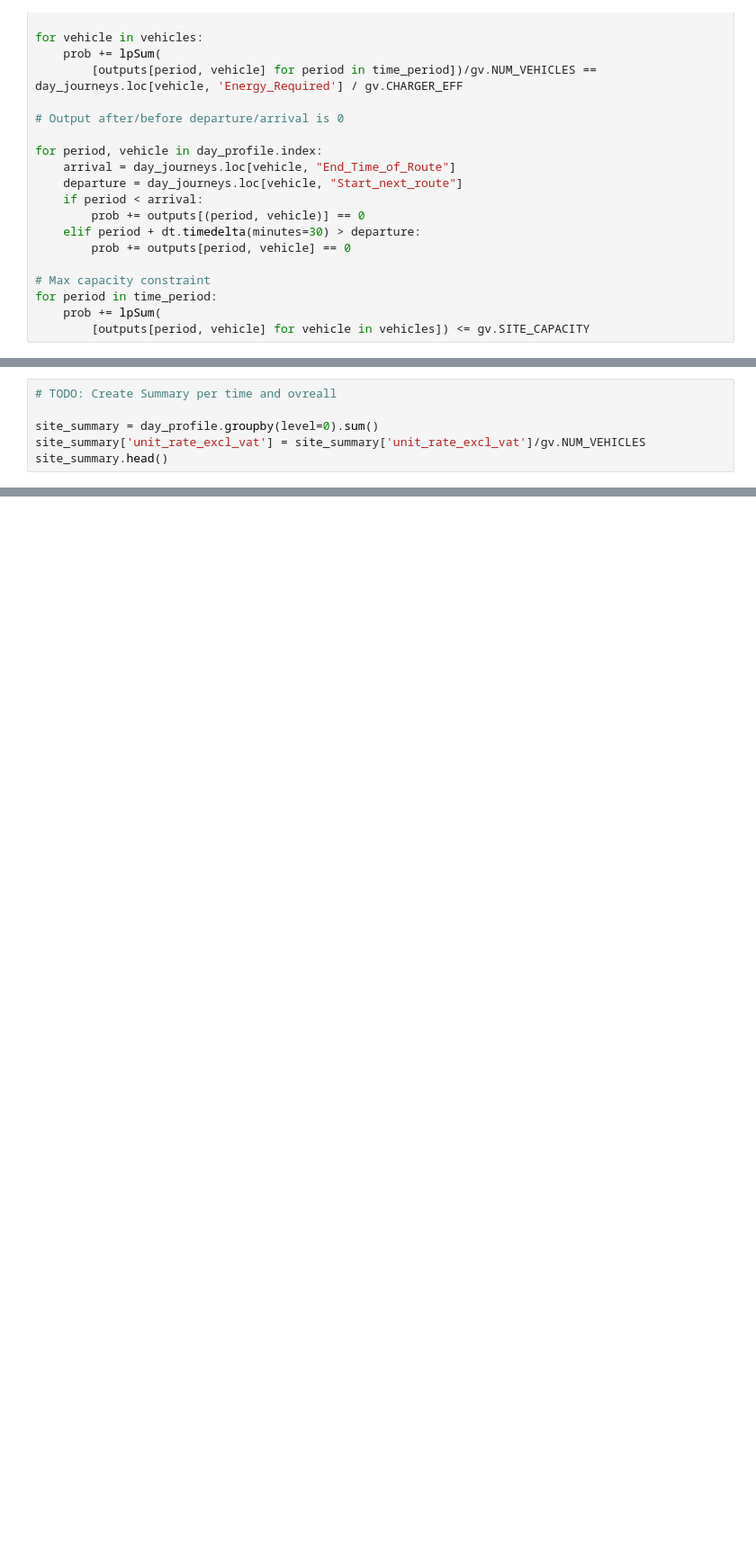
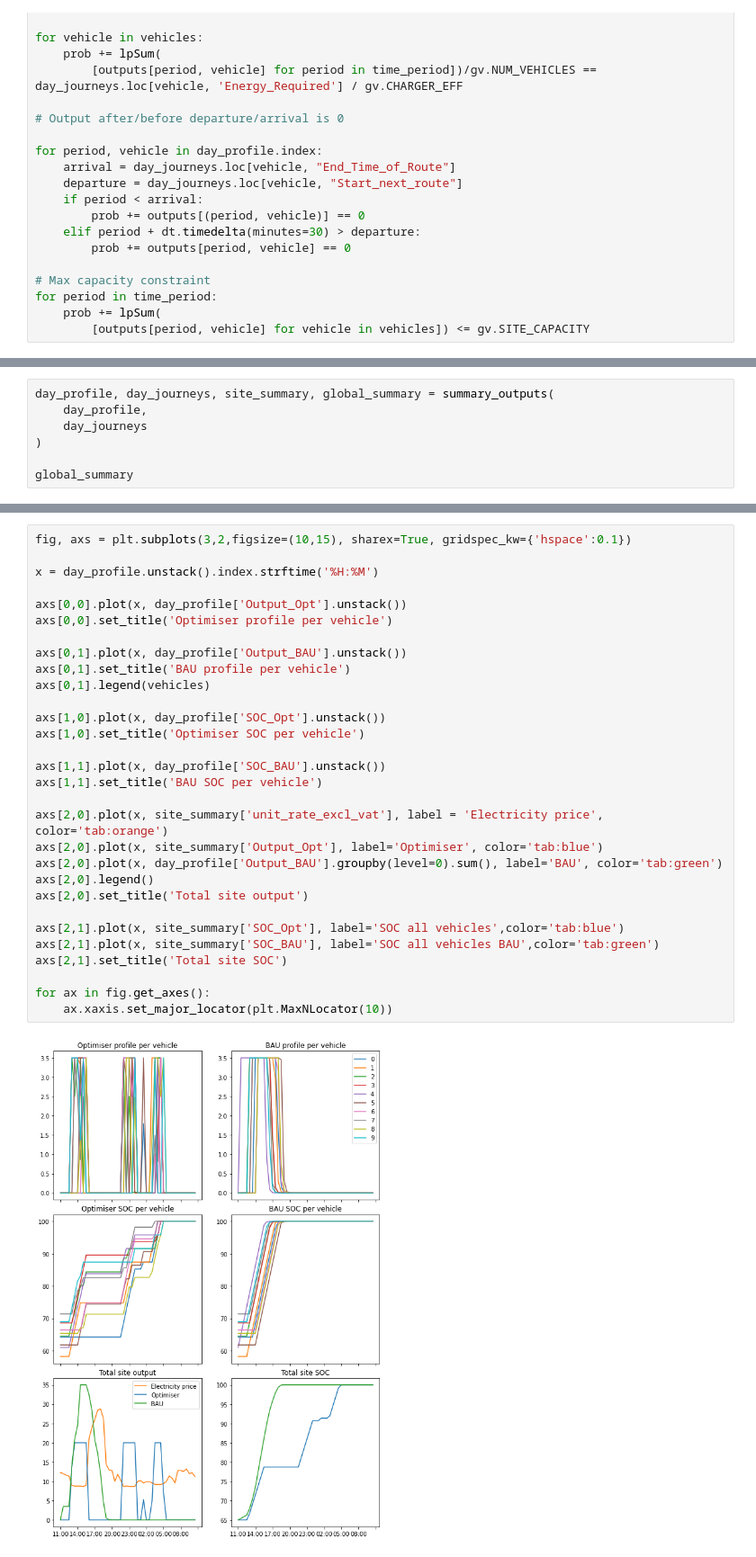
Before and after one commit to SGKFPS/smart_charger, a Jupyter notebook: PuLP-P1.ipynb, the cells around one changed output, grey strips where cells are left out. Shown at 90% size. Drawn from its saved outputs; the diff is of its cells as text; blank space fills up the shorter version.

```diff
--- a/PuLP-P1.ipynb
+++ b/PuLP-P1.ipynb
@@ -125,0 +134,7 @@ def profile_summary_columns(profile, journeys):
+# %%
+day_profile, day_journeys, site_summary, global_summary = summary_outputs(
+    day_profile,
+    day_journeys
+)
+
+global_summary
@@ -166,6 +158,0 @@ day_journeys.head()
-# %%
-# TODO: Create Summary per time and ovreall
-
-site_summary = day_profile.groupby(level=0).sum()
-site_summary['unit_rate_excl_vat'] = site_summary['unit_rate_excl_vat']/gv.NUM_VEHICLES
-site_summary.head()
@@ -179,0 +159,32 @@ site_summary.head()
+# %%
+fig, axs = plt.subplots(3,2,figsize=(10,15), sharex=True, gridspec_kw={'hspace':0.1})
+
+x = day_profile.unstack().index.strftime('%H:%M')
+
+axs[0,0].plot(x, day_profile['Output_Opt'].unstack())
+axs[0,0].set_title('Optimiser profile per vehicle')
+
+axs[0,1].plot(x, day_profile['Output_BAU'].unstack())
+axs[0,1].set_title('BAU profile per vehicle')
+axs[0,1].legend(vehicles)
+
+axs[1,0].plot(x, day_profile['SOC_Opt'].unstack())
+axs[1,0].set_title('Optimiser SOC per vehicle')
+
+axs[1,1].plot(x, day_profile['SOC_BAU'].unstack())
+axs[1,1].set_title('BAU SOC per vehicle')
+
+axs[2,0].plot(x, site_summary['unit_rate_excl_vat'], label = 'Electricity price', color='tab:orange')
+axs[2,0].plot(x, site_summary['Output_Opt'], label='Optimiser', color='tab:blue')
+axs[2,0].plot(x, day_profile['Output_BAU'].groupby(level=0).sum(), label='BAU', color='tab:green')
+axs[2,0].legend()
+axs[2,0].set_title('Total site output')
+
+axs[2,1].plot(x, site_summary['SOC_Opt'], label='SOC all vehicles',color='tab:blue')
+axs[2,1].plot(x, site_summary['SOC_BAU'], label='SOC all vehicles BAU',color='tab:green')
+axs[2,1].set_title('Total site SOC')
+
+for ax in fig.get_axes():
+    ax.xaxis.set_major_locator(plt.MaxNLocator(10))
+# %% [output]
+[figure, added]
```
Also changed, not shown: parts of 12 cells of this notebook, 10 other files.
